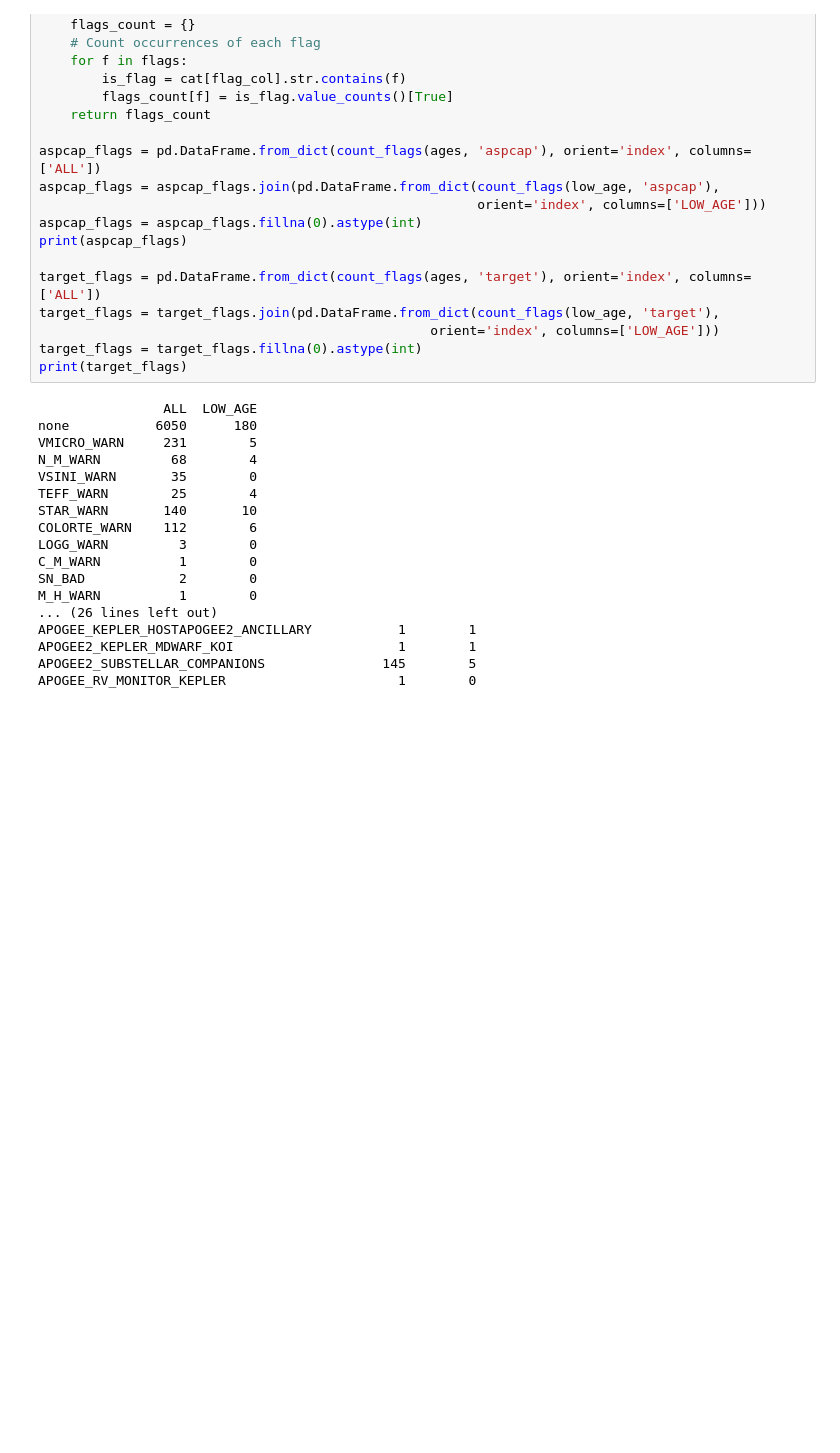
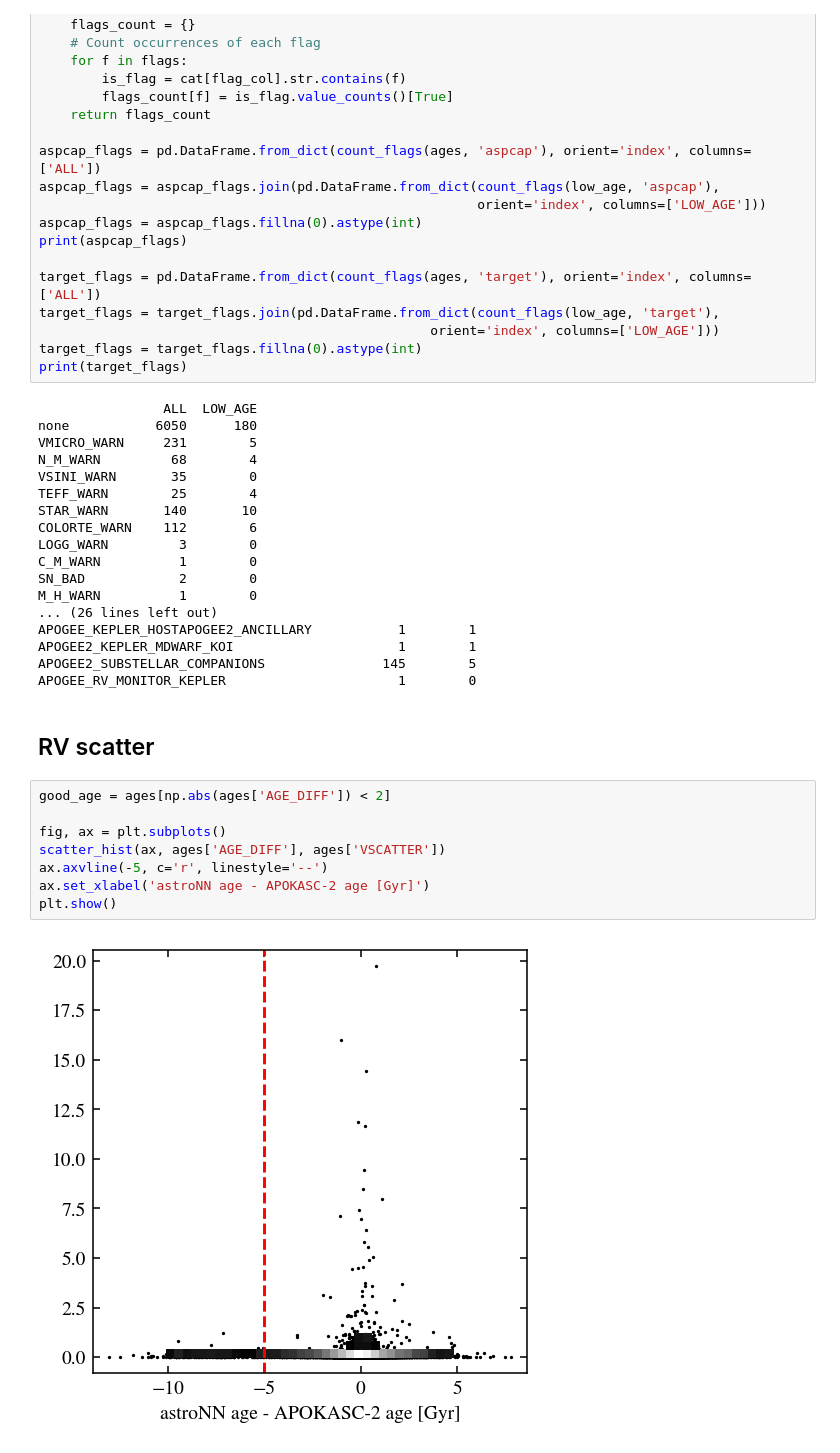
Before and after one commit to lodubay/first-year-project, a Jupyter notebook: compare_ages.ipynb, the cells around one changed output. Cells and saved outputs as stored; diff of their text form; blank space fills up the shorter version.

Commit message:
started rv plots

```diff
--- a/compare_ages.ipynb
+++ b/compare_ages.ipynb
@@ -237,3 +237,15 @@ APOGEE_KEPLER_HOSTAPOGEE2_ANCILLARY           1        1
 APOGEE2_KEPLER_MDWARF_KOI                     1        1
 APOGEE2_SUBSTELLAR_COMPANIONS               145        5
 APOGEE_RV_MONITOR_KEPLER                      1        0
+# %% [markdown]
+## RV scatter
+# %%
+good_age = ages[np.abs(ages['AGE_DIFF']) < 2]
+
+fig, ax = plt.subplots()
+scatter_hist(ax, ages['AGE_DIFF'], ages['VSCATTER'])
+ax.axvline(-5, c='r', linestyle='--')
+ax.set_xlabel('astroNN age - APOKASC-2 age [Gyr]')
+plt.show()
+# %% [output]
+[figure, added]
```
Also changed, not shown: parts of 2 cells of this notebook, 1 other file.
